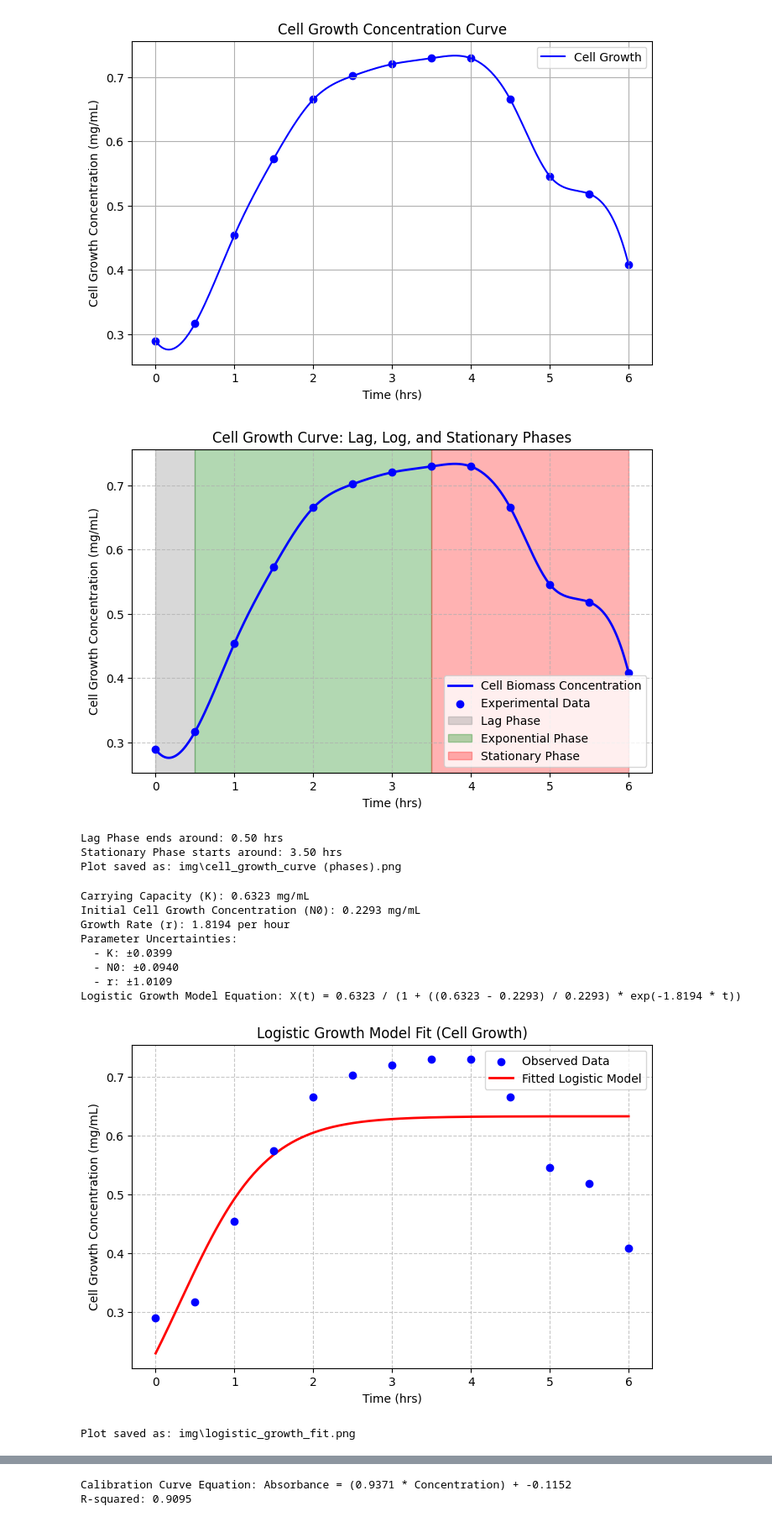
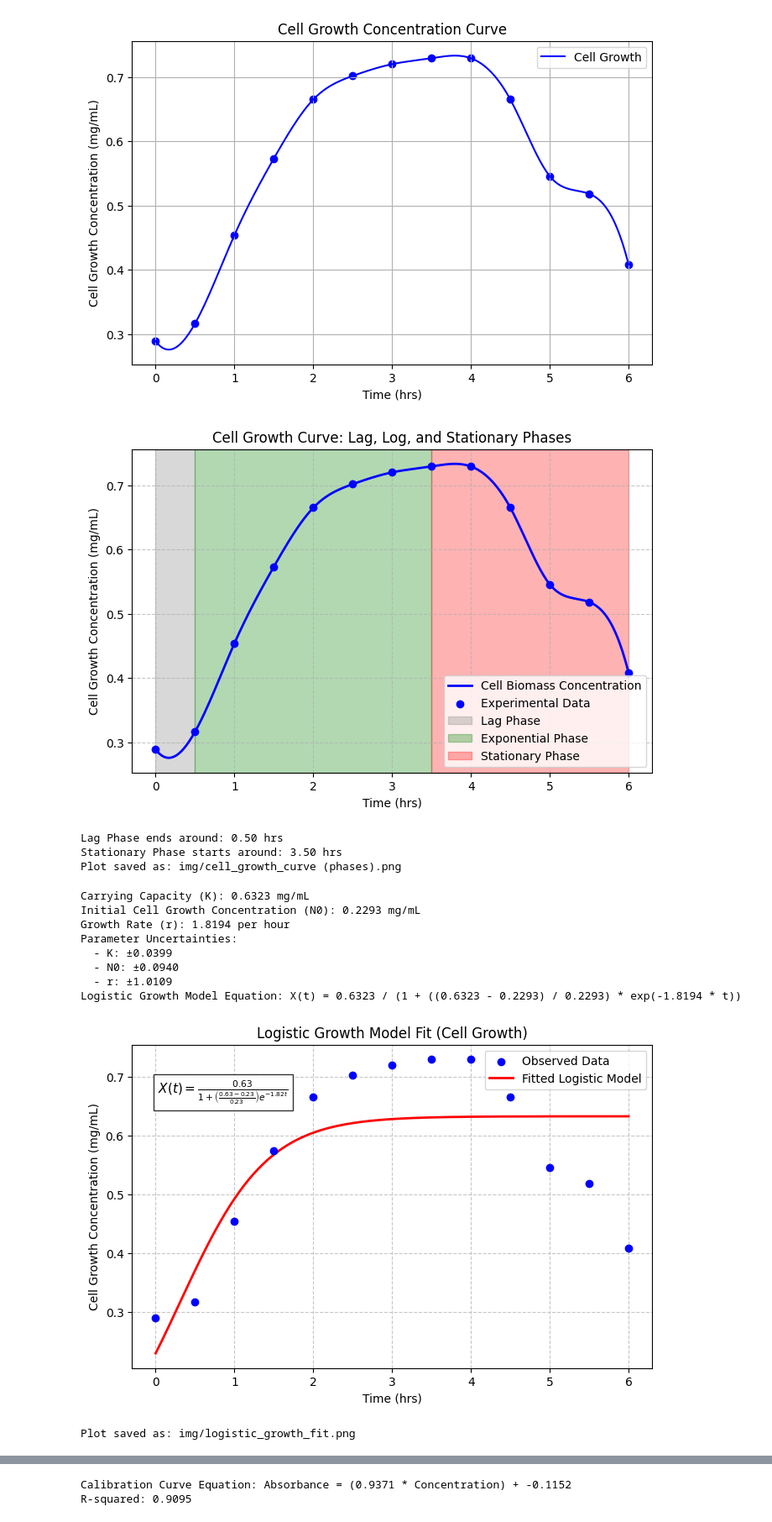
Before and after one commit to Xanderflux/BioKinetica, a Jupyter notebook: index.ipynb, the cells around one changed output, grey strips where cells are left out. Shown at 84% size. Drawn from its saved outputs; the diff is of its cells as text; code cells hidden in the pictures.

```diff
--- a/index.ipynb
+++ b/index.ipynb
@@ -228,7 +228,7 @@ plt.legend()
 plt.grid(True, linestyle="--", alpha=0.7)
 
 # Save the figure
-save_path = os.path.join(save_folder, "cell_growth_curve (phases).png")
+save_path = f"{folder}/cell_growth_curve (phases).png"
 plt.savefig(save_path, dpi=300, bbox_inches="tight")
 
 # Show plot
@@ -242,7 +242,7 @@ print(f"Plot saved as: {save_path}")
 [figure]
 Lag Phase ends around: 0.50 hrs
 Stationary Phase starts around: 3.50 hrs
-Plot saved as: img\cell_growth_curve (phases).png
+Plot saved as: img/cell_growth_curve (phases).png
 # %%
 # import matplotlib.pyplot as plt
 
@@ -283,10 +283,6 @@ import numpy as np
 import matplotlib.pyplot as plt
 from scipy.optimize import curve_fit
 import os
-
-# Ensure the save directory exists
-save_folder = "img"
-os.makedirs(save_folder, exist_ok=True)  # Creates the folder if it doesn't exist
 
 # Define the logistic growth model function
 def logistic_growth(t, K, N0, r):
@@ -350,37 +346,52 @@ print(f"  - r: ±{r_err:.4f}")
 print(f"Logistic Growth Model Equation: X(t) = {K:.4f} / (1 + (({K:.4f} - {N0:.4f}) / {N0:.4f}) * exp(-{r:.4f} * t))")
 
 # Generate smooth time points for plotting the fitted curve
 time_fine = np.linspace(time.min(), time.max(), 300)  # Creates 300 points between min & max time
 predicted_growth = logistic_growth(time_fine, K, N0, r)  # Compute predicted values using the fitted model
 
 # Plot observed data and the fitted logistic growth model
 plt.figure(figsize=(8, 5))
 plt.scatter(time, cell_growth, label='Observed Data', color='blue', zorder=3, marker='o')  # Experimental data points
 plt.plot(time_fine, predicted_growth, label='Fitted Logistic Model', color='red', linewidth=2)  # Model curve
 plt.xlabel('Time (hrs)')
 plt.ylabel('Cell Growth Concentration (mg/mL)')
 plt.title('Logistic Growth Model Fit (Cell Growth)')
 plt.legend()
 plt.grid(True, linestyle="--", alpha=0.7)  # Add grid for better readability
 
+# 📌 Add equation annotation inside the plot
+equation_text = (
+    f"$X(t) = \\frac{{{K:.2f}}}{{1 + \\left( \\frac{{{K:.2f} - {N0:.2f}}}{{{N0:.2f}}} \\right) e^{{-{r:.2f}t}}}}$"
+)
+
+plt.annotate(
+    equation_text,
+    xy=(0.05, 0.85),  # Position inside the graph
+    xycoords="axes fraction",
+    fontsize=11,
+    bbox=dict(facecolor="white", alpha=0.8, edgecolor="black")
+)
+
 # Save the figure in the 'img' folder
-save_path = os.path.join(save_folder, "logistic_growth_fit.png")
+folder = "img"
+os.makedirs(folder, exist_ok=True)  # Ensure the folder exists
+save_path = f"{folder}/logistic_growth_fit.png"
 plt.savefig(save_path, dpi=300, bbox_inches="tight")  # Save with high resolution
 plt.show()  # Display the plot
 
 # Print the file path where the plot is saved
-print(f"Plot saved as: {save_path}")
+# print(f"Plot saved as: {save_path}")
 # %% [output]
 Carrying Capacity (K): 0.6323 mg/mL
 Initial Cell Growth Concentration (N0): 0.2293 mg/mL
 Growth Rate (r): 1.8194 per hour
 Parameter Uncertainties:
   - K: ±0.0399
   - N0: ±0.0940
   - r: ±1.0109
 Logistic Growth Model Equation: X(t) = 0.6323 / (1 + ((0.6323 - 0.2293) / 0.2293) * exp(-1.8194 * t))
-[figure, old version]
+[figure, new version]
-Plot saved as: img\logistic_growth_fit.png
+Plot saved as: img/logistic_growth_fit.png
 # %%
 import pandas as pd
 import numpy as np
```
Also changed, not shown: parts of 9 cells of this notebook, 11 other files.
